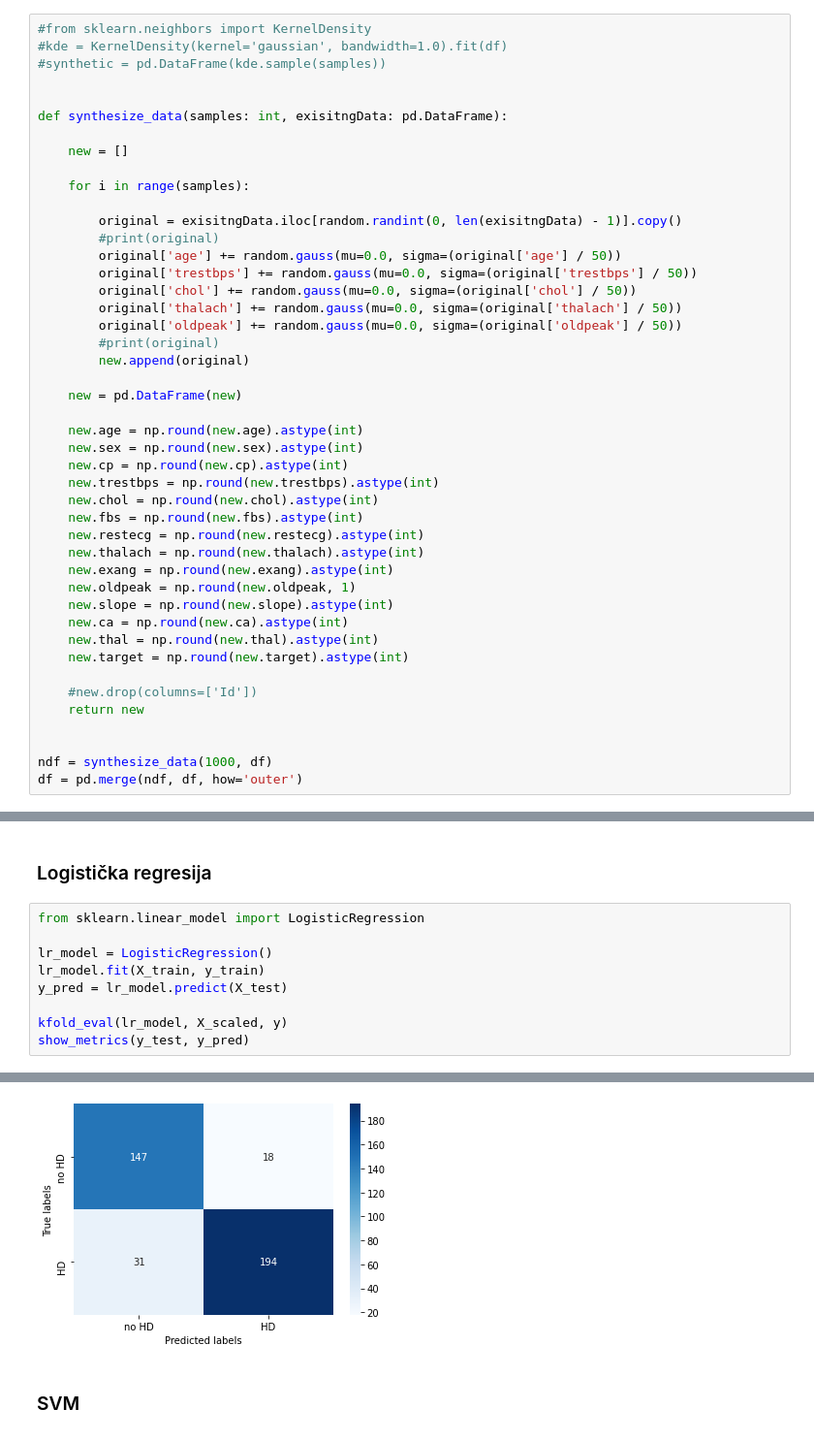
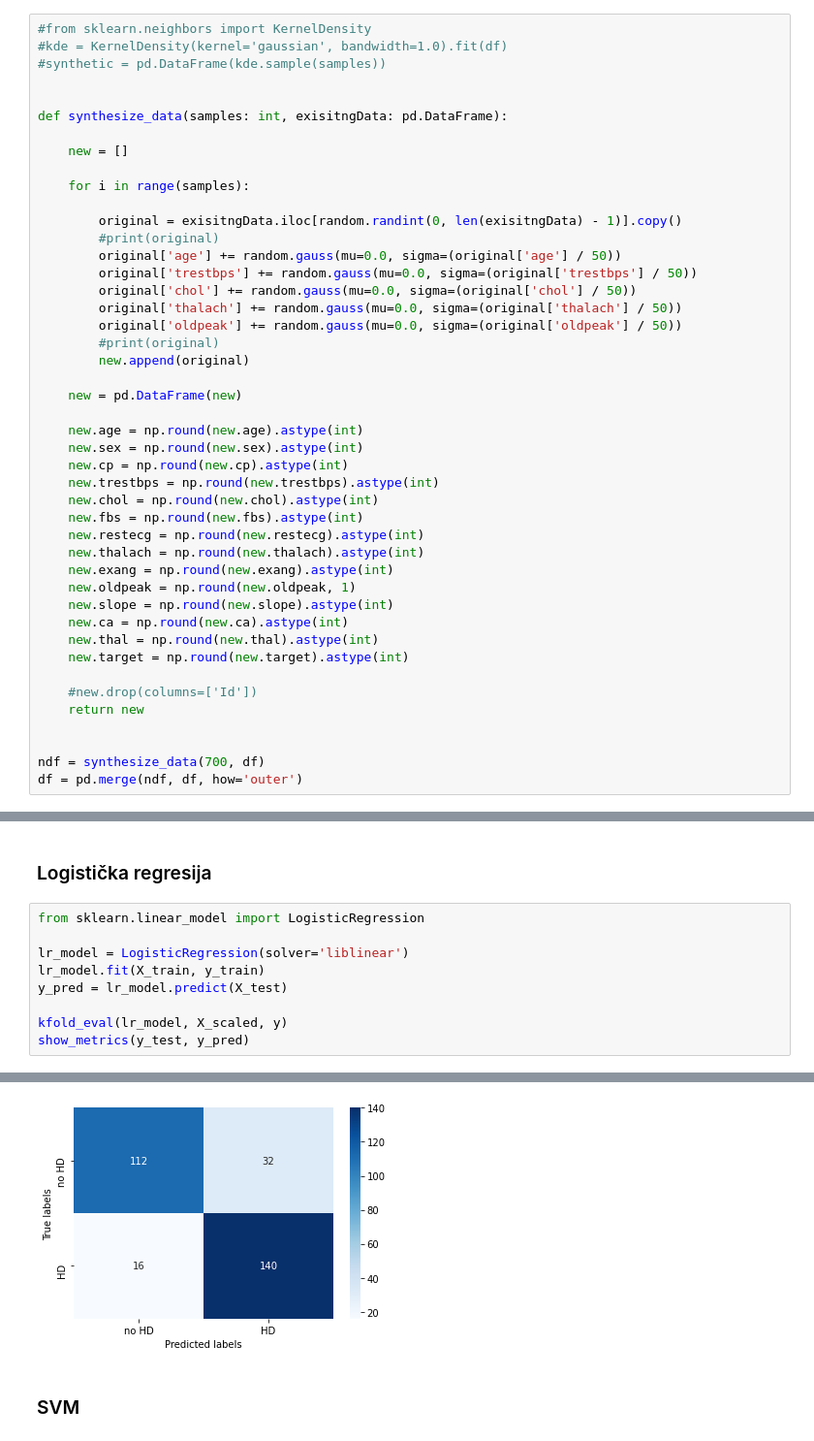
Before and after one commit to JakiHaki/UZOP_projekt, a Jupyter notebook: implementacija.ipynb, the cells around one changed output, grey strips where cells are left out. Shown at 97% size. Drawn from its saved outputs; the diff is of its cells as text.

Commit message:
Changed parameters of some classification models and added a conclusion

```diff
--- a/implementacija.ipynb
+++ b/implementacija.ipynb
@@ -308,7 +308,7 @@ def synthesize_data(samples: int, exisitngData: pd.DataFrame):
     return new
 
 
-ndf = synthesize_data(1000, df)
+ndf = synthesize_data(700, df)
 df = pd.merge(ndf, df, how='outer')
 # %% [markdown]
 Ponovo izbacivanje duplikata za svaki slučaj
@@ -514,7 +514,7 @@ weighted avg       0.99      0.99      0.99       390
 # %%
 from sklearn.linear_model import LogisticRegression
 
-lr_model = LogisticRegression()
+lr_model = LogisticRegression(solver='liblinear')
 lr_model.fit(X_train, y_train)
 y_pred = lr_model.predict(X_test)
 
@@ -535,4 +535,4 @@ weighted avg       0.88      0.87      0.87       390
-[figure, old version]
+[figure, new version]
 # %% [markdown]
 ### SVM
 # %%
```
Also changed, not shown: parts of 17 cells of this notebook.
